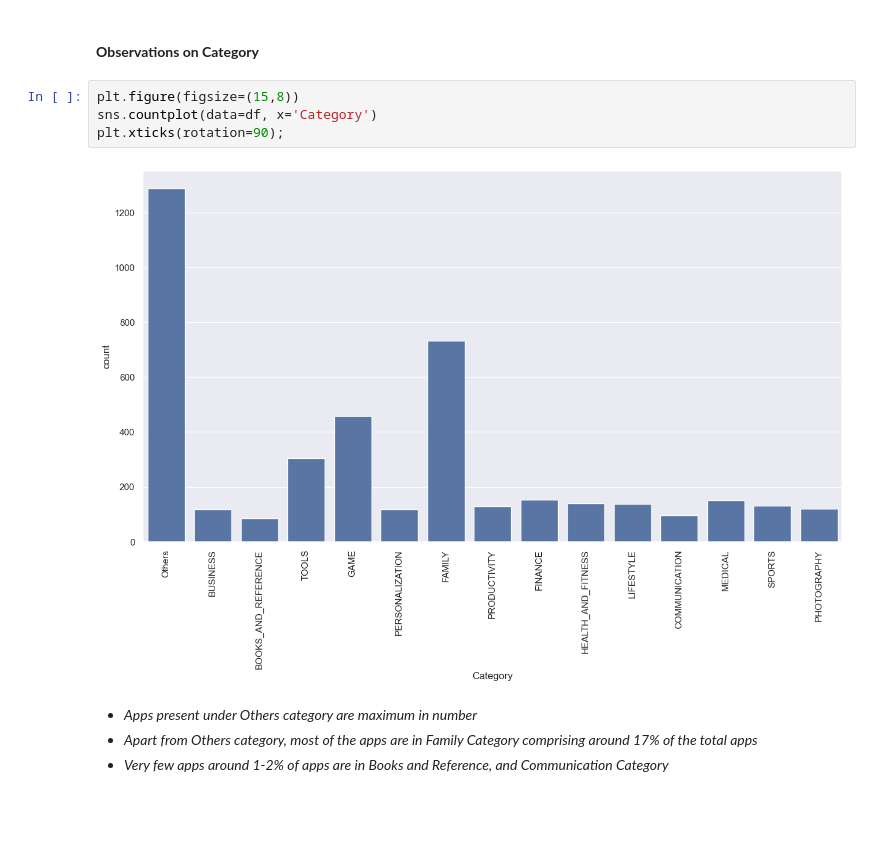
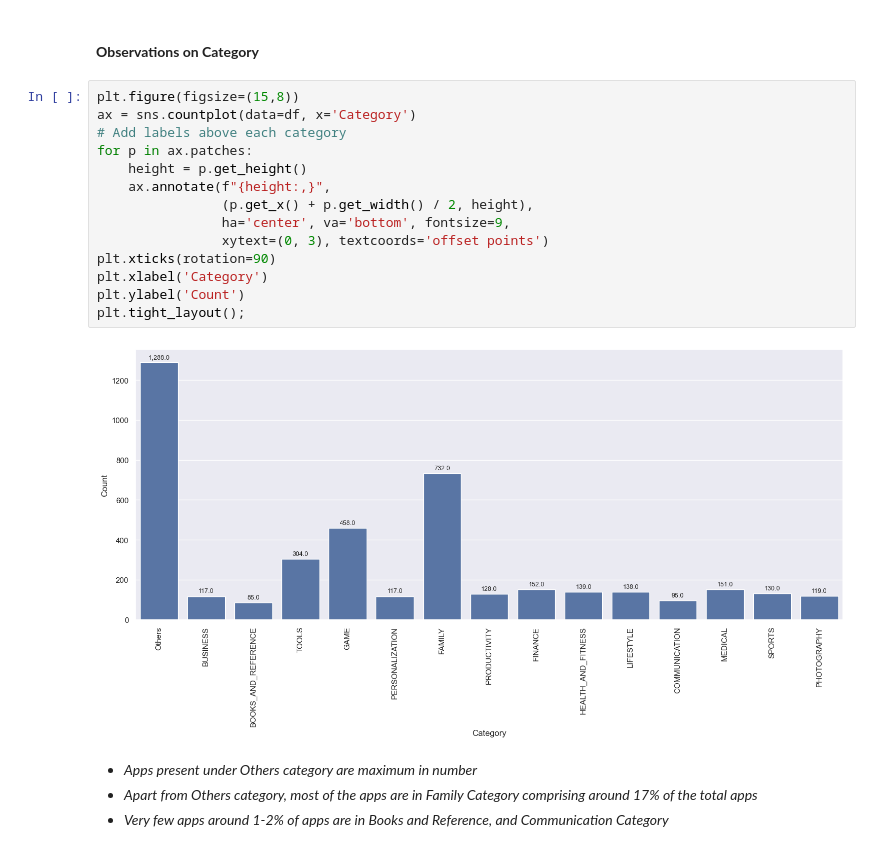
Before and after one commit to nikilok/python-ml, a Jupyter notebook: Session_Notebook_Google_Play_Store_Case_Study.ipynb, the cells around one changed output. Saved outputs shown, nothing was run; the diff lists cells and outputs as text; blank space fills up the shorter version.

```diff
--- a/Session_Notebook_Google_Play_Store_Case_Study.ipynb
+++ b/Session_Notebook_Google_Play_Store_Case_Study.ipynb
@@ -253,12 +279,22 @@ plt.show()
 - *From the box plot, it can be observed that there are some outliers present in the price column*
 # %% [markdown]
 #### **Observations on Category**
-# %%
-plt.figure(figsize=(15,8))
-sns.countplot(data=df, x='Category')
-plt.xticks(rotation=90);
-# %% [output]
-[figure, removed]
+# %%
+plt.figure(figsize=(15,8))
+ax = sns.countplot(data=df, x='Category')
+# Add labels above each category
+for p in ax.patches:
+    height = p.get_height()
+    ax.annotate(f"{height:,}",
+                (p.get_x() + p.get_width() / 2, height),
+                ha='center', va='bottom', fontsize=9,
+                xytext=(0, 3), textcoords='offset points')
+plt.xticks(rotation=90)
+plt.xlabel('Category')
+plt.ylabel('Count')
+plt.tight_layout();
+# %% [output]
+[figure, added]
 # %% [markdown]
 - *Apps present under Others category are maximum in number*
 - *Apart from Others category, most of the apps are in Family Category comprising around 17% of the total apps*
```
Also changed, not shown: parts of 24 cells of this notebook.
